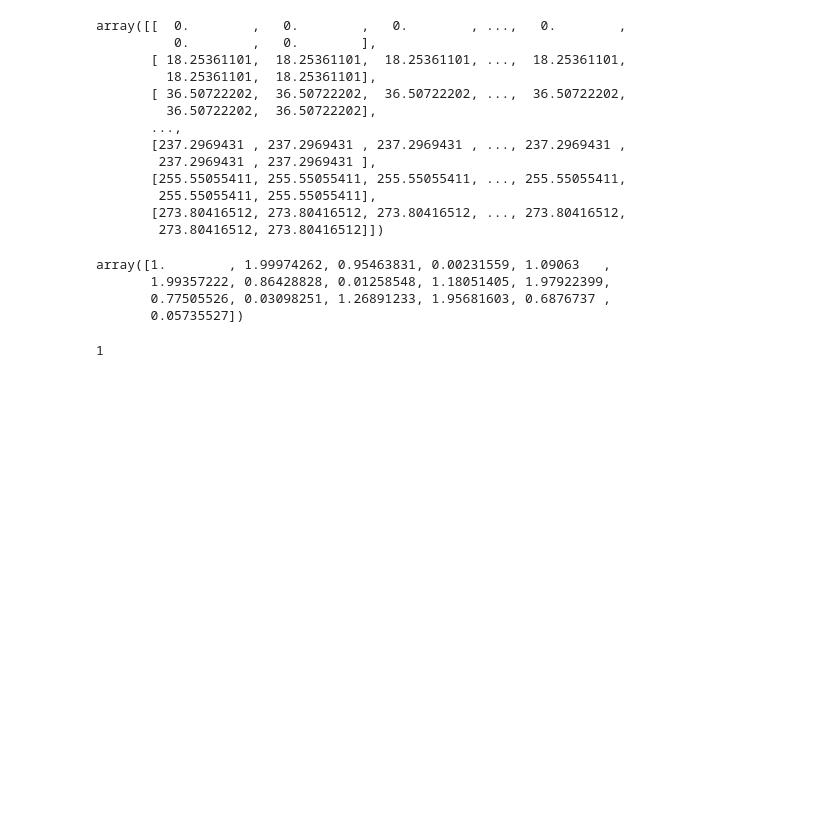
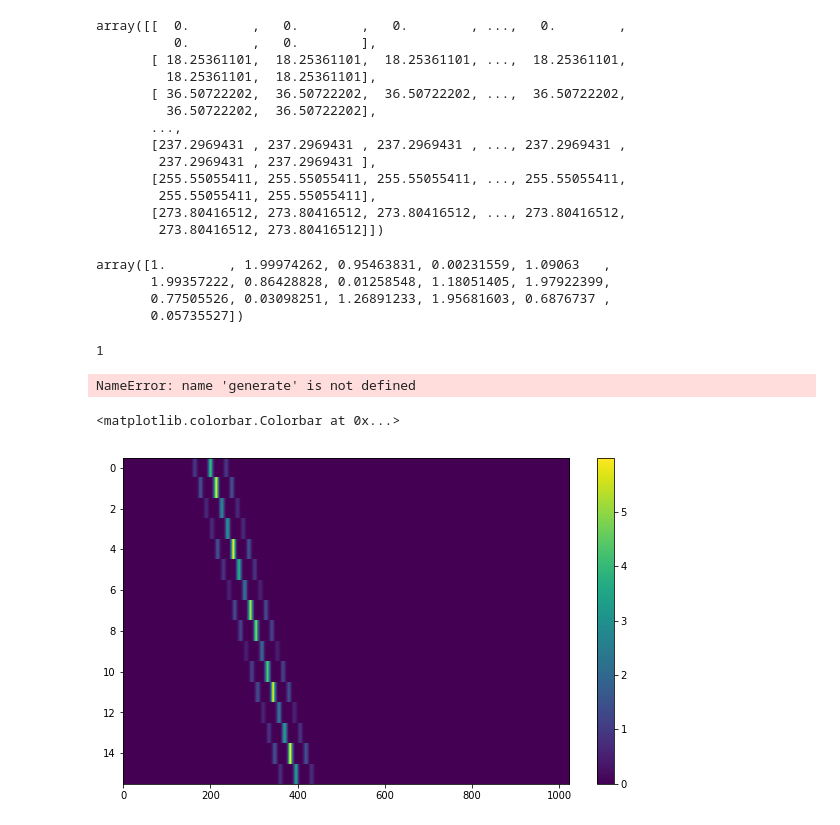
Before and after one commit to bbrzycki/setigen, a Jupyter notebook: jupyter-notebooks/Add_general_signal.ipynb, the cells around one changed output. Saved outputs shown, nothing was run; the diff lists cells and outputs as text; code cells hidden in the pictures; blank space fills up the shorter version.

```diff
--- a/jupyter-notebooks/Add_general_signal.ipynb
+++ b/jupyter-notebooks/Add_general_signal.ipynb
@@ -207,3 +213,19 @@ def x(b):
 x(3)(-1)
 # %% [output]
 1
+# %%
+generate()
+# %% [output]
+NameError: name 'generate' is not defined
+# %%
+signal = stg.generate(ts, fs, stg.constant_path(f_start = fs[200], drift_rate = -0.000002),
+                              stg.sine_t_profile(period = 60, amplitude = 2, level = 4),
+                              stg.multiple_gaussian_f_profile(width = 0.00001),
+                              stg.constant_bp_profile(level = 1))
+
+plt.figure(figsize=(10,6))
+plt.imshow(signal, aspect='auto')
+plt.colorbar()
+# %% [output]
+<matplotlib.colorbar.Colorbar at 0x...>
+[figure, added]
```
Also changed, not shown: parts of 4 cells of this notebook, 2 other files.
